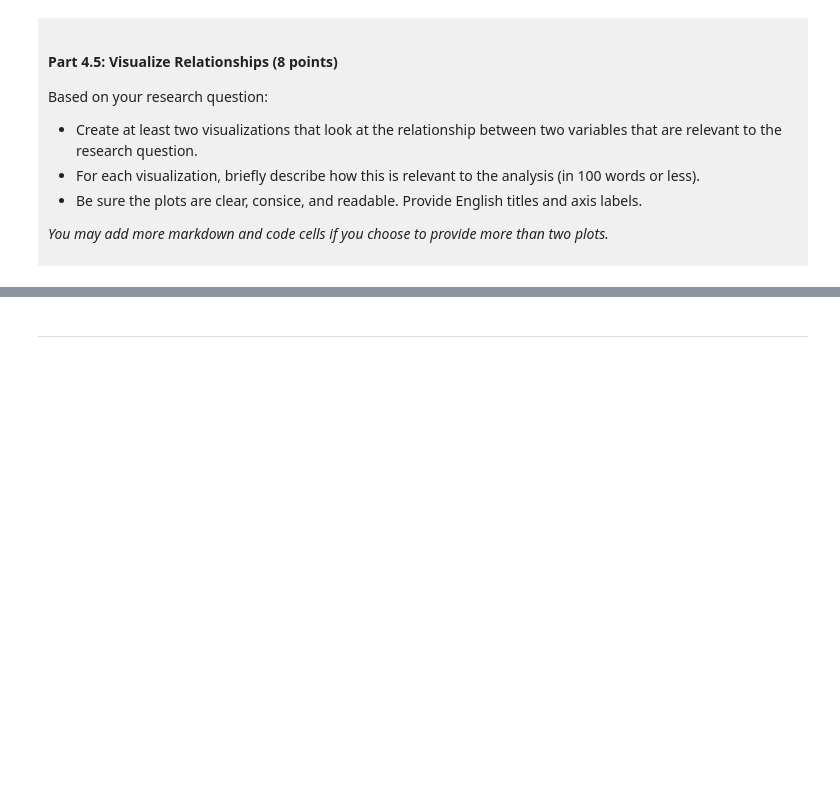
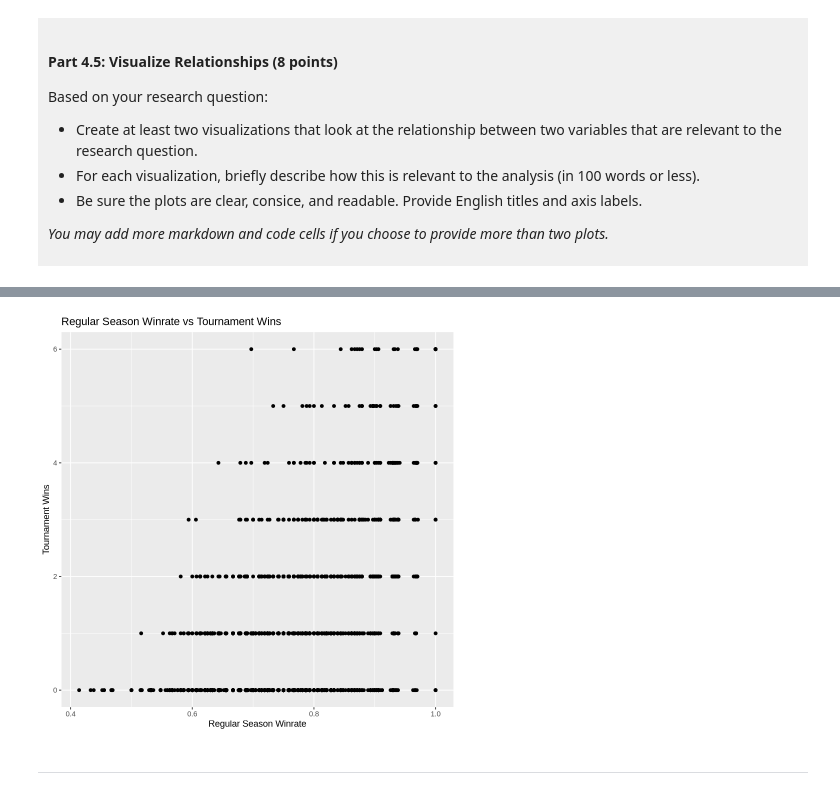
Before and after one commit to Onion21212121/DSCI100_project_AnYan, a Jupyter notebook: dsci-100-project-notebook.ipynb, the cells around one changed output, grey strips where cells are left out. Cells and saved outputs as stored; diff of their text form; code cells hidden in the pictures; blank space fills up the shorter version.

```diff
--- a/dsci-100-project-notebook.ipynb
+++ b/dsci-100-project-notebook.ipynb
@@ -419,5 +462,13 @@ Visualization 2: %%% EDIT THIS MARKDOWN CELL%%%
 # %%
-### EDIT THIS CODE CELL FOR VISUALIZATION 2###
+plot_2 <- ggplot(march_madness, aes(x = reg_wins_pct, y = tourney_wins)) +
+  geom_point() +
+labs(
+title = "Regular Season Winrate vs Tournament Wins",
+      x = "Regular Season Winrate",
+      y = "Tournament Wins")
+plot_2
+# %% [output]
+[figure, added]
 # %% [markdown]
 ------
 # %% [markdown]
```
Also changed, not shown: parts of 8 cells of this notebook.
